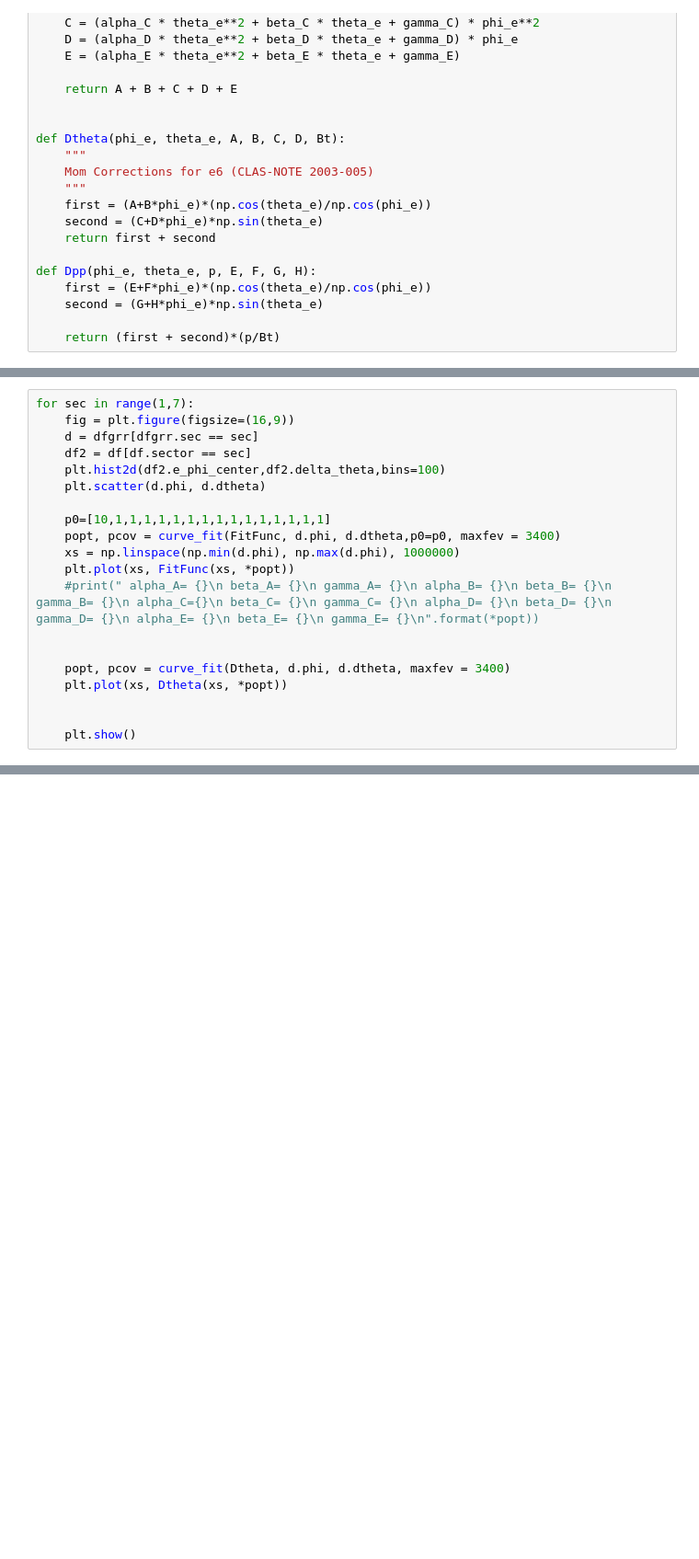
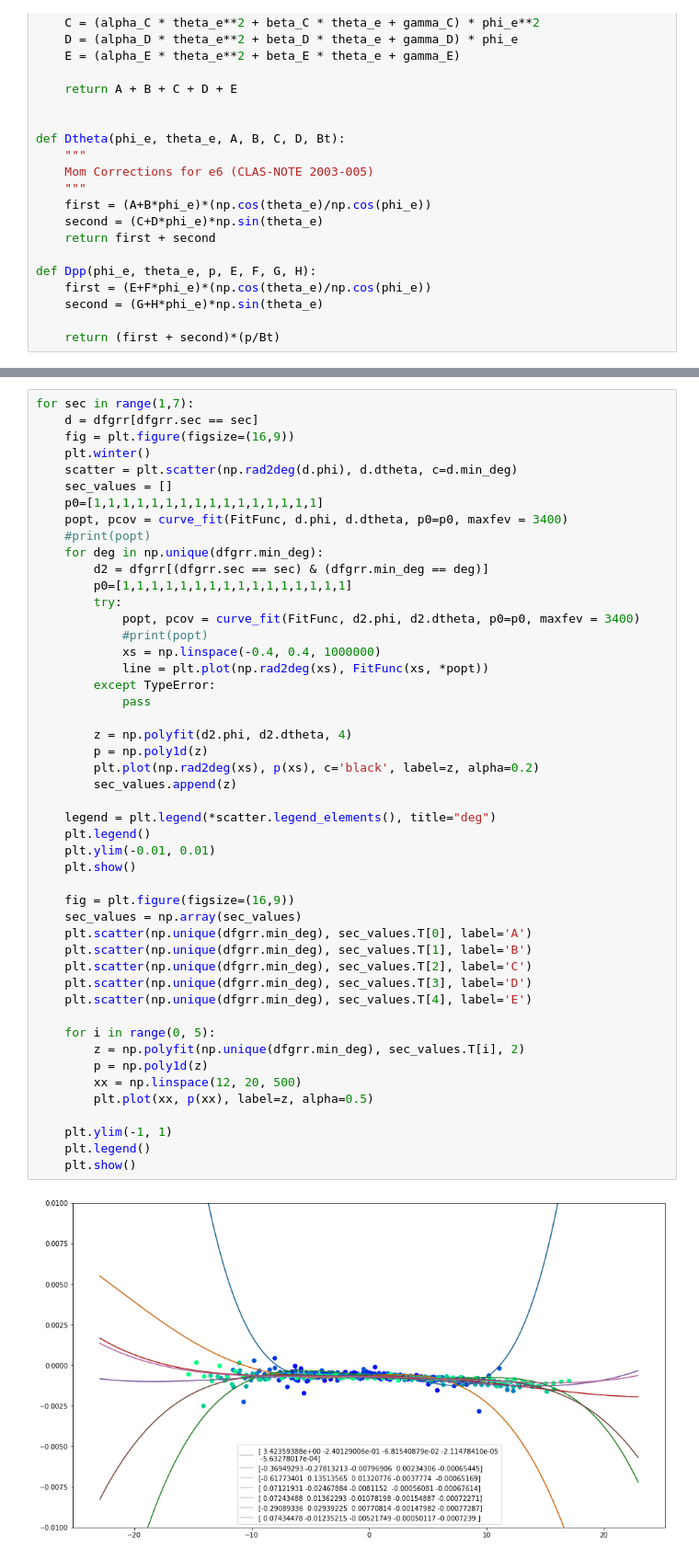
Before and after one commit to tylern4/physics_code, a Jupyter notebook: current/momentumCorrections/MomentumCorrKPark.ipynb, the cells around one changed output, grey strips where cells are left out. Shown at 92% size. Drawn from its saved outputs; the diff is of its cells as text; blank space fills up the shorter version.

```diff
--- a/current/momentumCorrections/MomentumCorrKPark.ipynb
+++ b/current/momentumCorrections/MomentumCorrKPark.ipynb
@@ -205,20 +206,0 @@ dfgrr = pd.DataFrame(data=grr, columns=["phi", "dtheta", "sigma", "sec"])
-# %%
-for sec in range(1,7):
-    fig = plt.figure(figsize=(16,9))
-    d = dfgrr[dfgrr.sec == sec]
-    df2 = df[df.sector == sec]
-    plt.hist2d(df2.e_phi_center,df2.delta_theta,bins=100)
-    plt.scatter(d.phi, d.dtheta)
-
-    p0=[10,1,1,1,1,1,1,1,1,1,1,1,1,1,1,1]
-    popt, pcov = curve_fit(FitFunc, d.phi, d.dtheta,p0=p0, maxfev = 3400)
-    xs = np.linspace(np.min(d.phi), np.max(d.phi), 1000000)
-    plt.plot(xs, FitFunc(xs, *popt))
-    #print(" alpha_A= {}\n beta_A= {}\n gamma_A= {}\n alpha_B= {}\n beta_B= {}\n gamma_B= {}\n alpha_C={}\n beta_C= {}\n gamma_C= {}\n alpha_D= {}\n beta_D= {}\n gamma_D= {}\n alpha_E= {}\n beta_E= {}\n gamma_E= {}\n".format(*popt))
-
-
-    popt, pcov = curve_fit(Dtheta, d.phi, d.dtheta, maxfev = 3400)
-    plt.plot(xs, Dtheta(xs, *popt))
-
-
-    plt.show()
@@ -231,0 +207,50 @@ for sec in range(1,7):
+# %%
+for sec in range(1,7):
+    d = dfgrr[dfgrr.sec == sec]
+    fig = plt.figure(figsize=(16,9))
+    plt.winter()
+    scatter = plt.scatter(np.rad2deg(d.phi), d.dtheta, c=d.min_deg)
+    sec_values = []
+    p0=[1,1,1,1,1,1,1,1,1,1,1,1,1,1,1,1]
+    popt, pcov = curve_fit(FitFunc, d.phi, d.dtheta, p0=p0, maxfev = 3400)
+    #print(popt)
+    for deg in np.unique(dfgrr.min_deg):
+        d2 = dfgrr[(dfgrr.sec == sec) & (dfgrr.min_deg == deg)]
+        p0=[1,1,1,1,1,1,1,1,1,1,1,1,1,1,1,1]
+        try:
+            popt, pcov = curve_fit(FitFunc, d2.phi, d2.dtheta, p0=p0, maxfev = 3400)
+            #print(popt)
+            xs = np.linspace(-0.4, 0.4, 1000000)
+            line = plt.plot(np.rad2deg(xs), FitFunc(xs, *popt))
+        except TypeError:
+            pass
+
+        z = np.polyfit(d2.phi, d2.dtheta, 4)
+        p = np.poly1d(z)
+        plt.plot(np.rad2deg(xs), p(xs), c='black', label=z, alpha=0.2)
+        sec_values.append(z)
+
+    legend = plt.legend(*scatter.legend_elements(), title="deg")
+    plt.legend()
+    plt.ylim(-0.01, 0.01)
+    plt.show()
+
+    fig = plt.figure(figsize=(16,9))
+    sec_values = np.array(sec_values)
+    plt.scatter(np.unique(dfgrr.min_deg), sec_values.T[0], label='A')
+    plt.scatter(np.unique(dfgrr.min_deg), sec_values.T[1], label='B')
+    plt.scatter(np.unique(dfgrr.min_deg), sec_values.T[2], label='C')
+    plt.scatter(np.unique(dfgrr.min_deg), sec_values.T[3], label='D')
+    plt.scatter(np.unique(dfgrr.min_deg), sec_values.T[4], label='E')
+
+    for i in range(0, 5):
+        z = np.polyfit(np.unique(dfgrr.min_deg), sec_values.T[i], 2)
+        p = np.poly1d(z)
+        xx = np.linspace(12, 20, 500)
+        plt.plot(xx, p(xx), label=z, alpha=0.5)
+
+    plt.ylim(-1, 1)
+    plt.legend()
+    plt.show()
+# %% [output]
+[figure, added]
```
Also changed, not shown: parts of 11 cells of this notebook, 31 other files.
